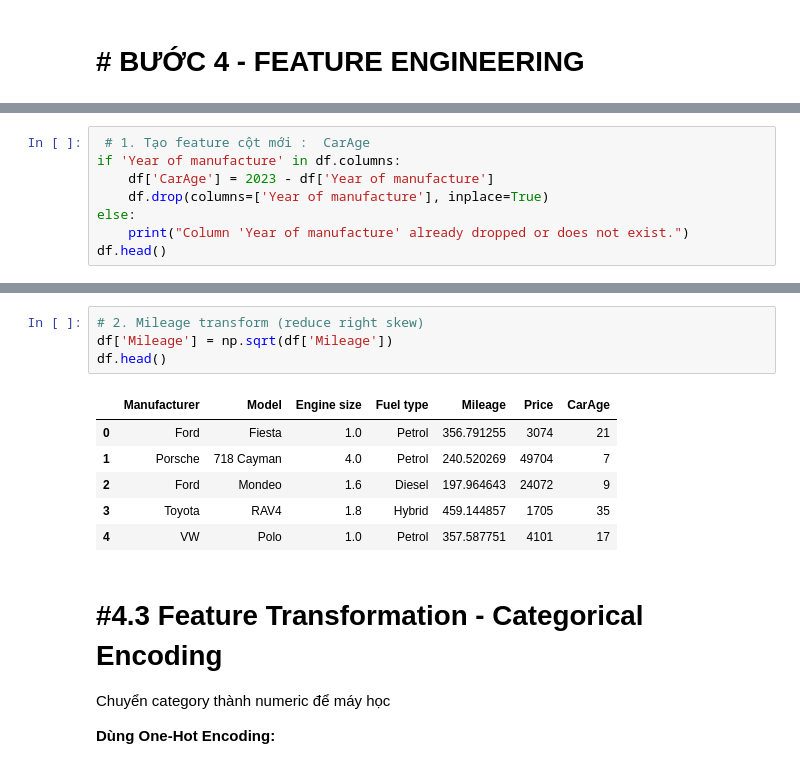
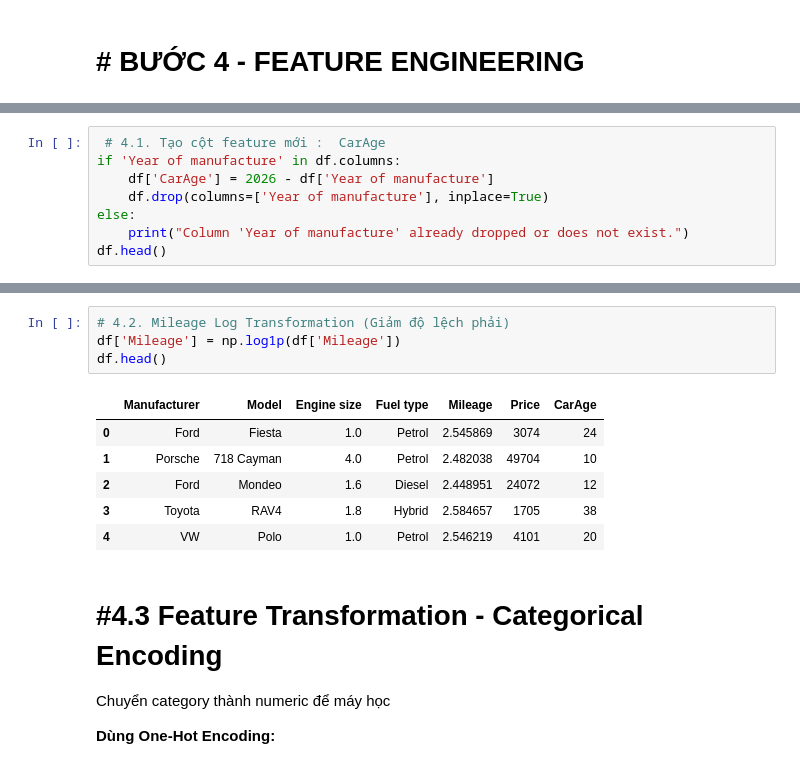
Before and after one commit to hoangchaulanbao/HocmayNC, a Jupyter notebook: btcn.ipynb, the cells around one changed output, grey strips where cells are left out. Drawn from its saved outputs; the diff is of its cells as text.

```diff
--- a/btcn.ipynb
+++ b/btcn.ipynb
@@ -640,7 +734,7 @@ Features         : 6
 # %%
- # 1. Tạo feature cột mới :  CarAge
+ # 4.1. Tạo cột feature mới :  CarAge
 if 'Year of manufacture' in df.columns:
-    df['CarAge'] = 2023 - df['Year of manufacture']
+    df['CarAge'] = 2026 - df['Year of manufacture']
     df.drop(columns=['Year of manufacture'], inplace=True)
 else:
     print("Column 'Year of manufacture' already dropped or does not exist.")
@@ -659,16 +801,16 @@ df.head()
 
 Do cột Mileage (Số km đã đi) thường bị lệch phải (Right-skewed) — nghĩa là có nhiều xe đi ít và một số ít xe đi cực kỳ nhiều
 # %%
-# 2. Mileage transform (reduce right skew)
-df['Mileage'] = np.sqrt(df['Mileage'])
+# 4.2. Mileage Log Transformation (Giảm độ lệch phải)
+df['Mileage'] = np.log1p(df['Mileage'])
 df.head()
 # %% [output]
 |  | Manufacturer | Model | Engine size | Fuel type | Mileage | Price | CarAge |
-| 0 | Ford | Fiesta | 1.0 | Petrol | 356.791255 | 3074 | 21 |
-| 1 | Porsche | 718 Cayman | 4.0 | Petrol | 240.520269 | 49704 | 7 |
-| 2 | Ford | Mondeo | 1.6 | Diesel | 197.964643 | 24072 | 9 |
-| 3 | Toyota | RAV4 | 1.8 | Hybrid | 459.144857 | 1705 | 35 |
-| 4 | VW | Polo | 1.0 | Petrol | 357.587751 | 4101 | 17 |
+| 0 | Ford | Fiesta | 1.0 | Petrol | 2.545869 | 3074 | 24 |
+| 1 | Porsche | 718 Cayman | 4.0 | Petrol | 2.482038 | 49704 | 10 |
+| 2 | Ford | Mondeo | 1.6 | Diesel | 2.448951 | 24072 | 12 |
+| 3 | Toyota | RAV4 | 1.8 | Hybrid | 2.584657 | 1705 | 38 |
+| 4 | VW | Polo | 1.0 | Petrol | 2.546219 | 4101 | 20 |
 # %% [markdown]
 # **#4.3 Feature Transformation - Categorical Encoding**
 Chuyển category thành numeric để máy học
```
Also changed, not shown: parts of 36 cells of this notebook.
